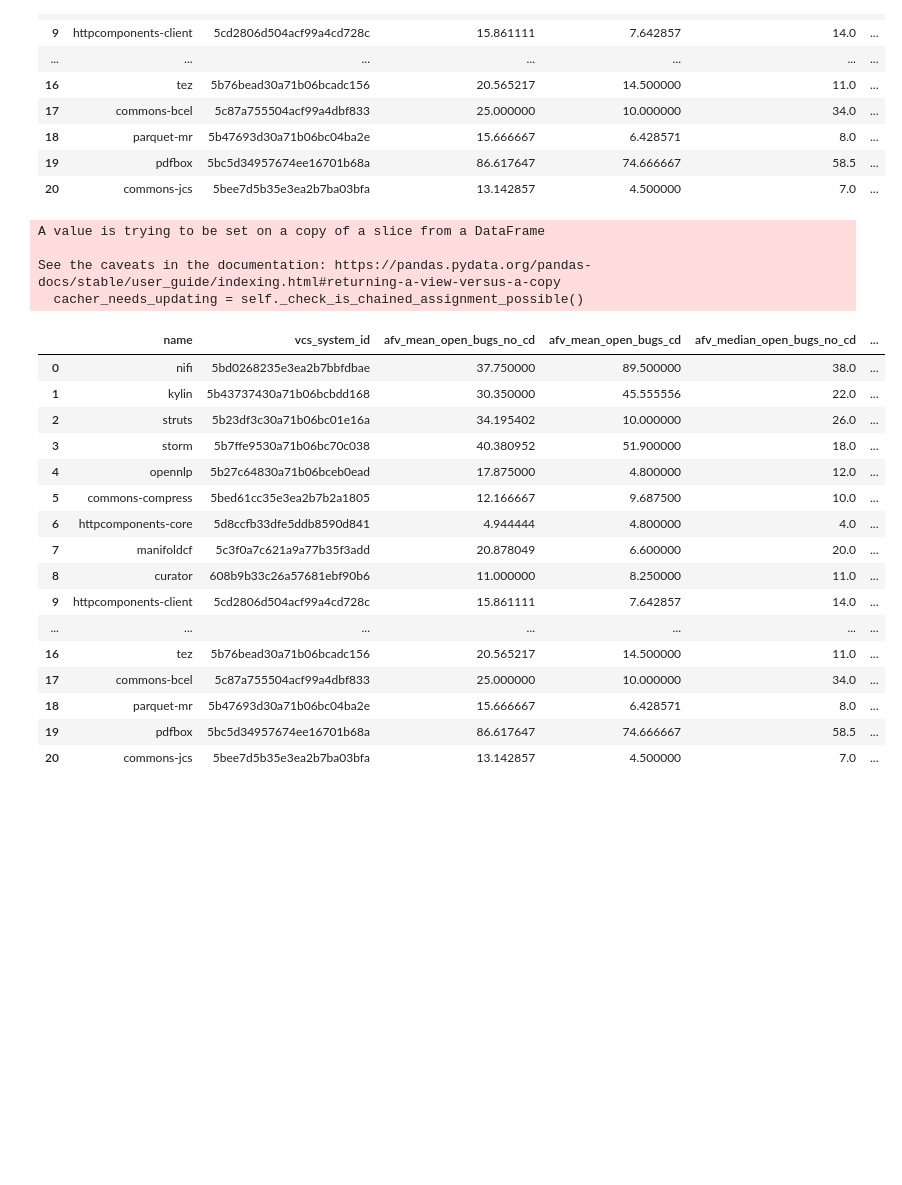
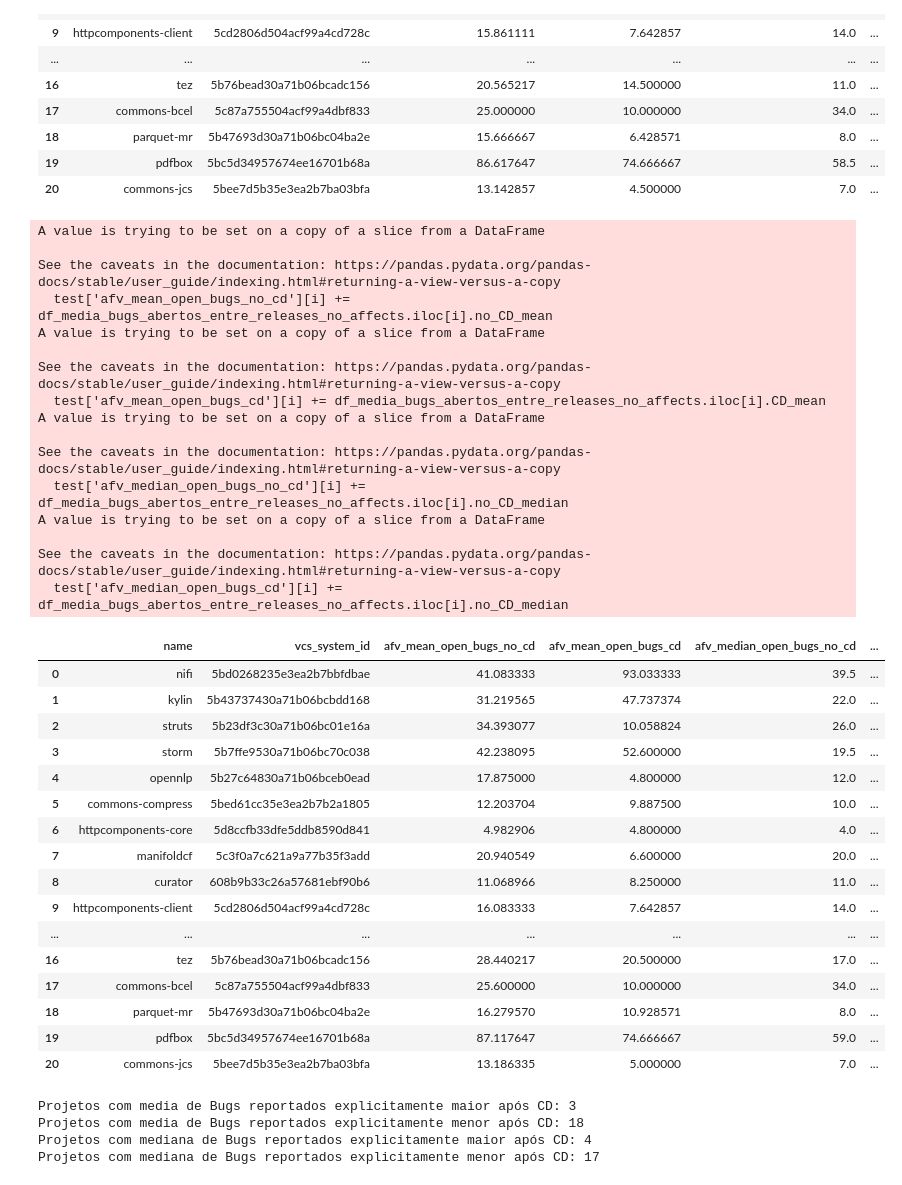
Before and after one commit to diegoandrade-iuv/msr-ch2022-cd, a Jupyter notebook: perguntas de pesquisa.ipynb, the cells around one changed output. Saved outputs shown, nothing was run; the diff lists cells and outputs as text; code cells hidden in the pictures; blank space fills up the shorter version.

```diff
--- a/perguntas de pesquisa.ipynb
+++ b/perguntas de pesquisa.ipynb
@@ -757,30 +757,42 @@ test
 | 20 | commons-jcs | 5bee7d5b35e3ea2b7ba03bfa | 13.142857 | 4.500000 | 7.0 | ... |
 # %%
 for i in range(test.shape[0]):
-    test.iloc[i].afv_mean_open_bugs_no_cd += df_media_bugs_abertos_entre_releases_no_affects.iloc[i].no_CD_mean
-    test.iloc[i].afv_mean_open_bugs_cd += df_media_bugs_abertos_entre_releases_no_affects.iloc[i].CD_mean
-    test.iloc[i].afv_median_open_bugs_no_cd += df_media_bugs_abertos_entre_releases_no_affects.iloc[i].no_CD_median
-    test.iloc[i].afv_median_open_bugs_cd += df_media_bugs_abertos_entre_releases_no_affects.iloc[i].no_CD_median
+    test['afv_mean_open_bugs_no_cd'][i] += df_media_bugs_abertos_entre_releases_no_affects.iloc[i].no_CD_mean
+    test['afv_mean_open_bugs_cd'][i] += df_media_bugs_abertos_entre_releases_no_affects.iloc[i].CD_mean
+    test['afv_median_open_bugs_no_cd'][i] += df_media_bugs_abertos_entre_releases_no_affects.iloc[i].no_CD_median
+    test['afv_median_open_bugs_cd'][i] += df_media_bugs_abertos_entre_releases_no_affects.iloc[i].no_CD_median
 test
 # %% [output]
 A value is trying to be set on a copy of a slice from a DataFrame
 
 See the caveats in the documentation: https://pandas.pydata.org/pandas-docs/stable/user_guide/indexing.html#returning-a-view-versus-a-copy
-  cacher_needs_updating = self._check_is_chained_assignment_possible()
+  test['afv_mean_open_bugs_no_cd'][i] += df_media_bugs_abertos_entre_releases_no_affects.iloc[i].no_CD_mean
+A value is trying to be set on a copy of a slice from a DataFrame
+
+See the caveats in the documentation: https://pandas.pydata.org/pandas-docs/stable/user_guide/indexing.html#returning-a-view-versus-a-copy
+  test['afv_mean_open_bugs_cd'][i] += df_media_bugs_abertos_entre_releases_no_affects.iloc[i].CD_mean
+A value is trying to be set on a copy of a slice from a DataFrame
+
+See the caveats in the documentation: https://pandas.pydata.org/pandas-docs/stable/user_guide/indexing.html#returning-a-view-versus-a-copy
+  test['afv_median_open_bugs_no_cd'][i] += df_media_bugs_abertos_entre_releases_no_affects.iloc[i].no_CD_median
+A value is trying to be set on a copy of a slice from a DataFrame
+
+See the caveats in the documentation: https://pandas.pydata.org/pandas-docs/stable/user_guide/indexing.html#returning-a-view-versus-a-copy
+  test['afv_median_open_bugs_cd'][i] += df_media_bugs_abertos_entre_releases_no_affects.iloc[i].no_CD_median
 |  | name | vcs_system_id | afv_mean_open_bugs_no_cd | afv_mean_open_bugs_cd | afv_median_open_bugs_no_cd | ... |
-| 0 | nifi | 5bd0268235e3ea2b7bbfdbae | 37.750000 | 89.500000 | 38.0 | ... |
-| 1 | kylin | 5b43737430a71b06bcbdd168 | 30.350000 | 45.555556 | 22.0 | ... |
-| 2 | struts | 5b23df3c30a71b06bc01e16a | 34.195402 | 10.000000 | 26.0 | ... |
-| 3 | storm | 5b7ffe9530a71b06bc70c038 | 40.380952 | 51.900000 | 18.0 | ... |
+| 0 | nifi | 5bd0268235e3ea2b7bbfdbae | 41.083333 | 93.033333 | 39.5 | ... |
+| 1 | kylin | 5b43737430a71b06bcbdd168 | 31.219565 | 47.737374 | 22.0 | ... |
+| 2 | struts | 5b23df3c30a71b06bc01e16a | 34.393077 | 10.058824 | 26.0 | ... |
+| 3 | storm | 5b7ffe9530a71b06bc70c038 | 42.238095 | 52.600000 | 19.5 | ... |
 | 4 | opennlp | 5b27c64830a71b06bceb0ead | 17.875000 | 4.800000 | 12.0 | ... |
-| 5 | commons-compress | 5bed61cc35e3ea2b7b2a1805 | 12.166667 | 9.687500 | 10.0 | ... |
-| 6 | httpcomponents-core | 5d8ccfb33dfe5ddb8590d841 | 4.944444 | 4.800000 | 4.0 | ... |
-| 7 | manifoldcf | 5c3f0a7c621a9a77b35f3add | 20.878049 | 6.600000 | 20.0 | ... |
-| 8 | curator | 608b9b33c26a57681ebf90b6 | 11.000000 | 8.250000 | 11.0 | ... |
-| 9 | httpcomponents-client | 5cd2806d504acf99a4cd728c | 15.861111 | 7.642857 | 14.0 | ... |
+| 5 | commons-compress | 5bed61cc35e3ea2b7b2a1805 | 12.203704 | 9.887500 | 10.0 | ... |
+| 6 | httpcomponents-core | 5d8ccfb33dfe5ddb8590d841 | 4.982906 | 4.800000 | 4.0 | ... |
+| 7 | manifoldcf | 5c3f0a7c621a9a77b35f3add | 20.940549 | 6.600000 | 20.0 | ... |
+| 8 | curator | 608b9b33c26a57681ebf90b6 | 11.068966 | 8.250000 | 11.0 | ... |
+| 9 | httpcomponents-client | 5cd2806d504acf99a4cd728c | 16.083333 | 7.642857 | 14.0 | ... |
 | ... | ... | ... | ... | ... | ... | ... |
-| 16 | tez | 5b76bead30a71b06bcadc156 | 20.565217 | 14.500000 | 11.0 | ... |
-| 17 | commons-bcel | 5c87a755504acf99a4dbf833 | 25.000000 | 10.000000 | 34.0 | ... |
-| 18 | parquet-mr | 5b47693d30a71b06bc04ba2e | 15.666667 | 6.428571 | 8.0 | ... |
-| 19 | pdfbox | 5bc5d34957674ee16701b68a | 86.617647 | 74.666667 | 58.5 | ... |
-| 20 | commons-jcs | 5bee7d5b35e3ea2b7ba03bfa | 13.142857 | 4.500000 | 7.0 | ... |
+| 16 | tez | 5b76bead30a71b06bcadc156 | 28.440217 | 20.500000 | 17.0 | ... |
+| 17 | commons-bcel | 5c87a755504acf99a4dbf833 | 25.600000 | 10.000000 | 34.0 | ... |
+| 18 | parquet-mr | 5b47693d30a71b06bc04ba2e | 16.279570 | 10.928571 | 8.0 | ... |
+| 19 | pdfbox | 5bc5d34957674ee16701b68a | 87.117647 | 74.666667 | 59.0 | ... |
+| 20 | commons-jcs | 5bee7d5b35e3ea2b7ba03bfa | 13.186335 | 5.000000 | 7.0 | ... |
@@ -786,0 +801,10 @@ See the caveats in the documentation: https://pandas.pydata.org/pandas-docs/stab
+# %%
+print('Projetos com media de Bugs reportados explicitamente maior após CD:', test.query('afv_mean_open_bugs_no_cd < afv_mean_open_bugs_cd').count().iloc[0])
+print('Projetos com media de Bugs reportados explicitamente menor após CD:', test.query('afv_mean_open_bugs_no_cd >= afv_mean_open_bugs_cd').count().iloc[0])
+print('Projetos com mediana de Bugs reportados explicitamente maior após CD:', test.query('afv_median_open_bugs_no_cd < afv_median_open_bugs_cd').count().iloc[0] )
+print('Projetos com mediana de Bugs reportados explicitamente menor após CD:', test.query('afv_median_open_bugs_no_cd >= afv_median_open_bugs_cd').count().iloc[0] )
+# %% [output]
+Projetos com media de Bugs reportados explicitamente maior após CD: 3
+Projetos com media de Bugs reportados explicitamente menor após CD: 18
+Projetos com mediana de Bugs reportados explicitamente maior após CD: 4
+Projetos com mediana de Bugs reportados explicitamente menor após CD: 17
```
Also changed, not shown: parts of 1 cell of this notebook, 3 other files.
